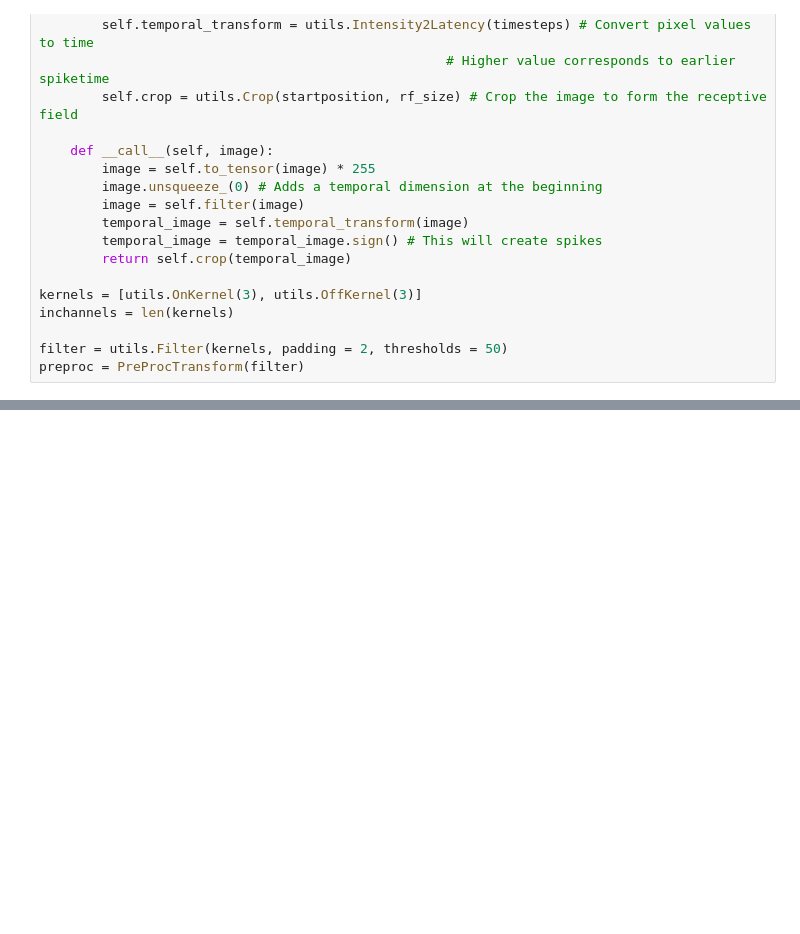
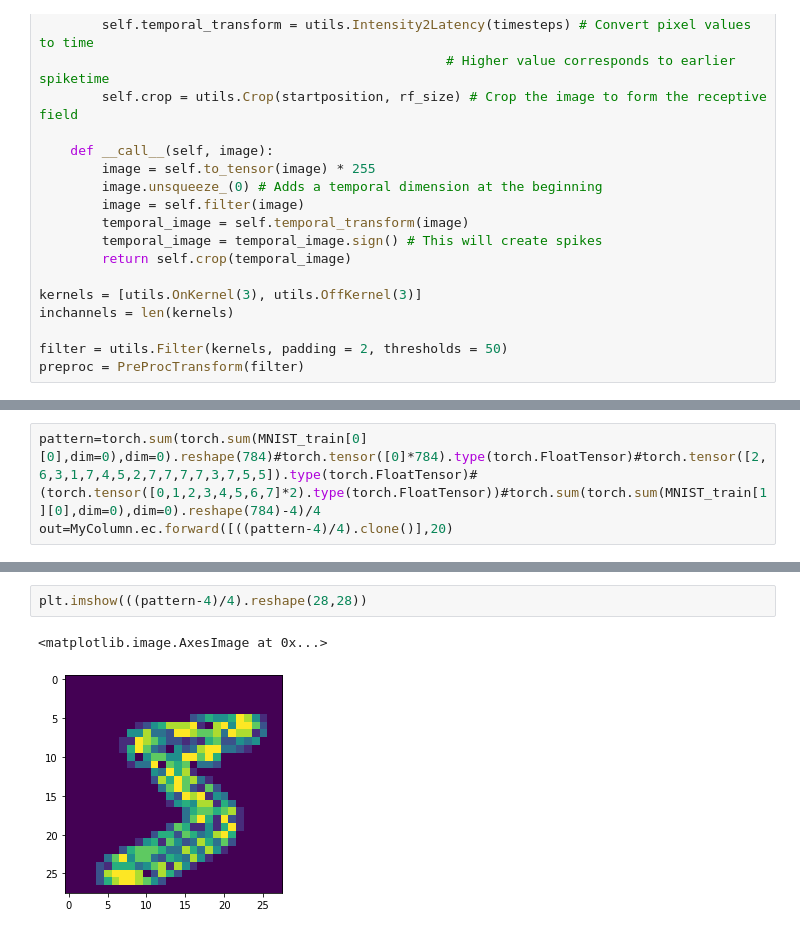
Before and after one commit to neilashm/SpykeTorch, a Jupyter notebook: SpikingHopfieldNet.ipynb, the cells around one changed output, grey strips where cells are left out. Drawn from its saved outputs; the diff is of its cells as text; blank space fills up the shorter version.

```diff
--- a/SpikingHopfieldNet.ipynb
+++ b/SpikingHopfieldNet.ipynb
@@ -229,0 +98,3 @@ TypeError: forward() missing 1 required positional argument: 'threshold'
+# %%
+pattern=torch.sum(torch.sum(MNIST_train[0][0],dim=0),dim=0).reshape(784)#torch.tensor([0]*784).type(torch.FloatTensor)#torch.tensor([2,6,3,1,7,4,5,2,7,7,7,7,3,7,5,5]).type(torch.FloatTensor)#(torch.tensor([0,1,2,3,4,5,6,7]*2).type(torch.FloatTensor))#torch.sum(torch.sum(MNIST_train[1][0],dim=0),dim=0).reshape(784)-4)/4
+out=MyColumn.ec.forward([((pattern-4)/4).clone()],20)
@@ -229,0 +119,5 @@ TypeError: forward() missing 1 required positional argument: 'threshold'
+# %%
+plt.imshow(((pattern-4)/4).reshape(28,28))
+# %% [output]
+<matplotlib.image.AxesImage at 0x...>
+[figure, added]
```
Also changed, not shown: parts of 13 cells of this notebook.
